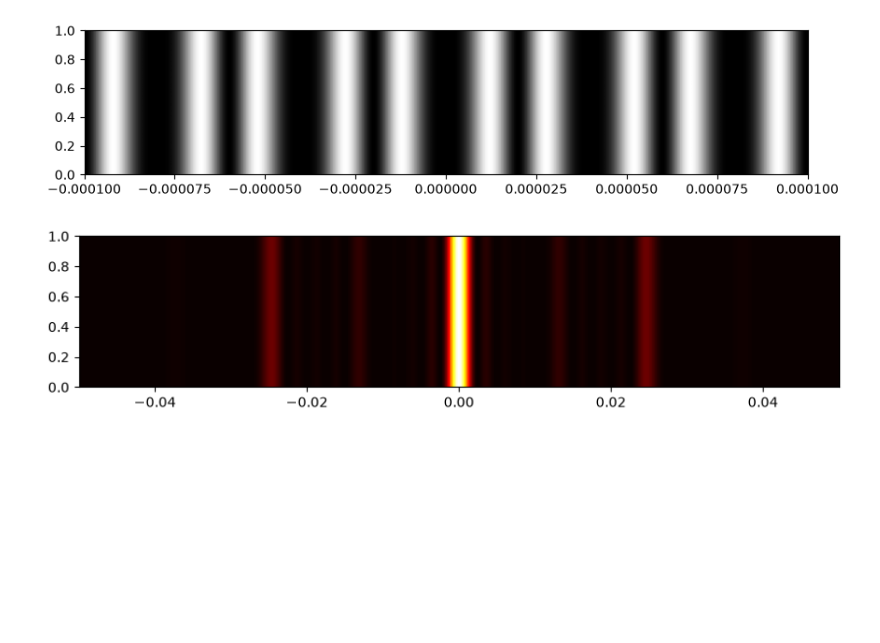
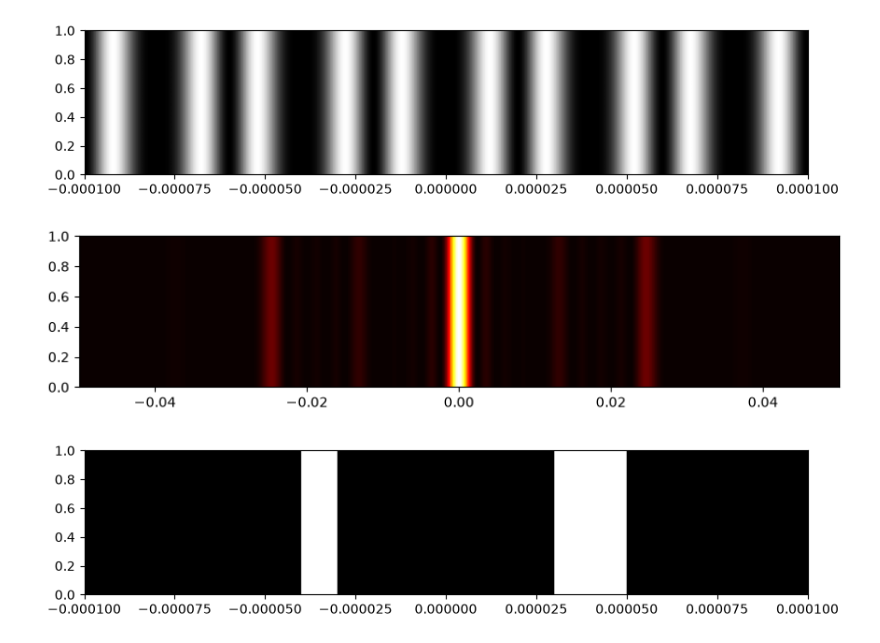
Before and after one commit to GraineDePomme/python-computational-physics, a Jupyter notebook: integrals and derivatives/diffraction-gratings.ipynb, the cells around one changed output. Drawn from its saved outputs; the diff is of its cells as text; code cells hidden in the pictures; blank space fills up the shorter version.

```diff
--- a/integrals and derivatives/diffraction-gratings.ipynb
+++ b/integrals and derivatives/diffraction-gratings.ipynb
@@ -93,16 +93,18 @@ plt.show()
 # %%
 def transmission(u):
     if u >= -40e-6 and u <= -30e-6:
         return 1.0
     elif u >= 30e-6 and u <= 50e-6:
         return 1.0
     else:
         return 0.0
 
 x = np.linspace(-NUMBER_OF_SLITS / 2 * SEPARATION, NUMBER_OF_SLITS / 2 * SEPARATION, 500)
-y = transmission(x)
+y = list(map(lambda z: transmission(z), x))
 
 fig, ax = plt.subplots(figsize=(10, 2))
 heatmap = np.tile(y, (20, 1))
 plt.imshow(heatmap, aspect='auto', cmap='grey', extent=[x.min(), x.max(), 0, 1])
 plt.show()
+# %% [output]
+[figure, added]
```
Also changed, not shown: parts of 1 cell of this notebook.
